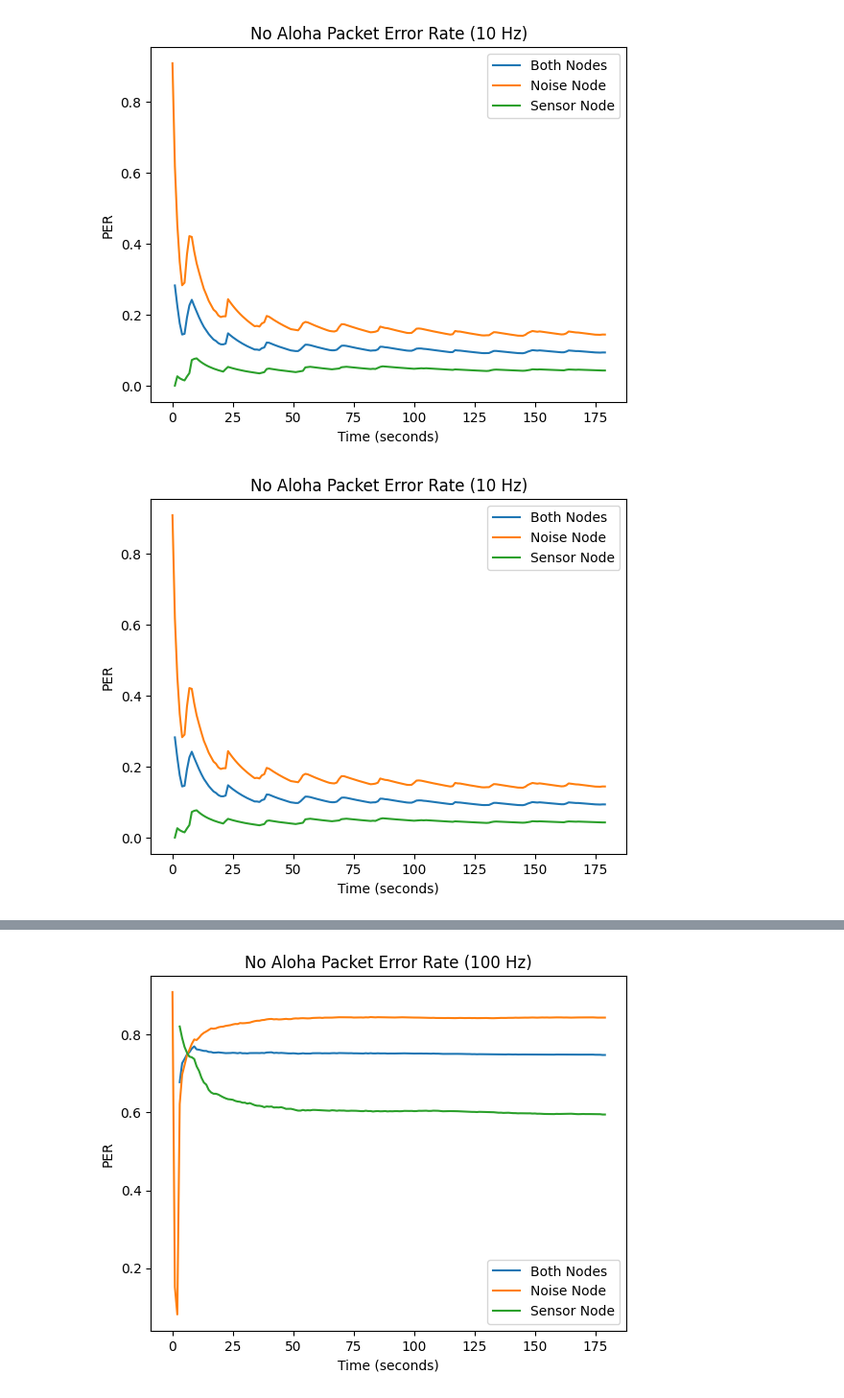
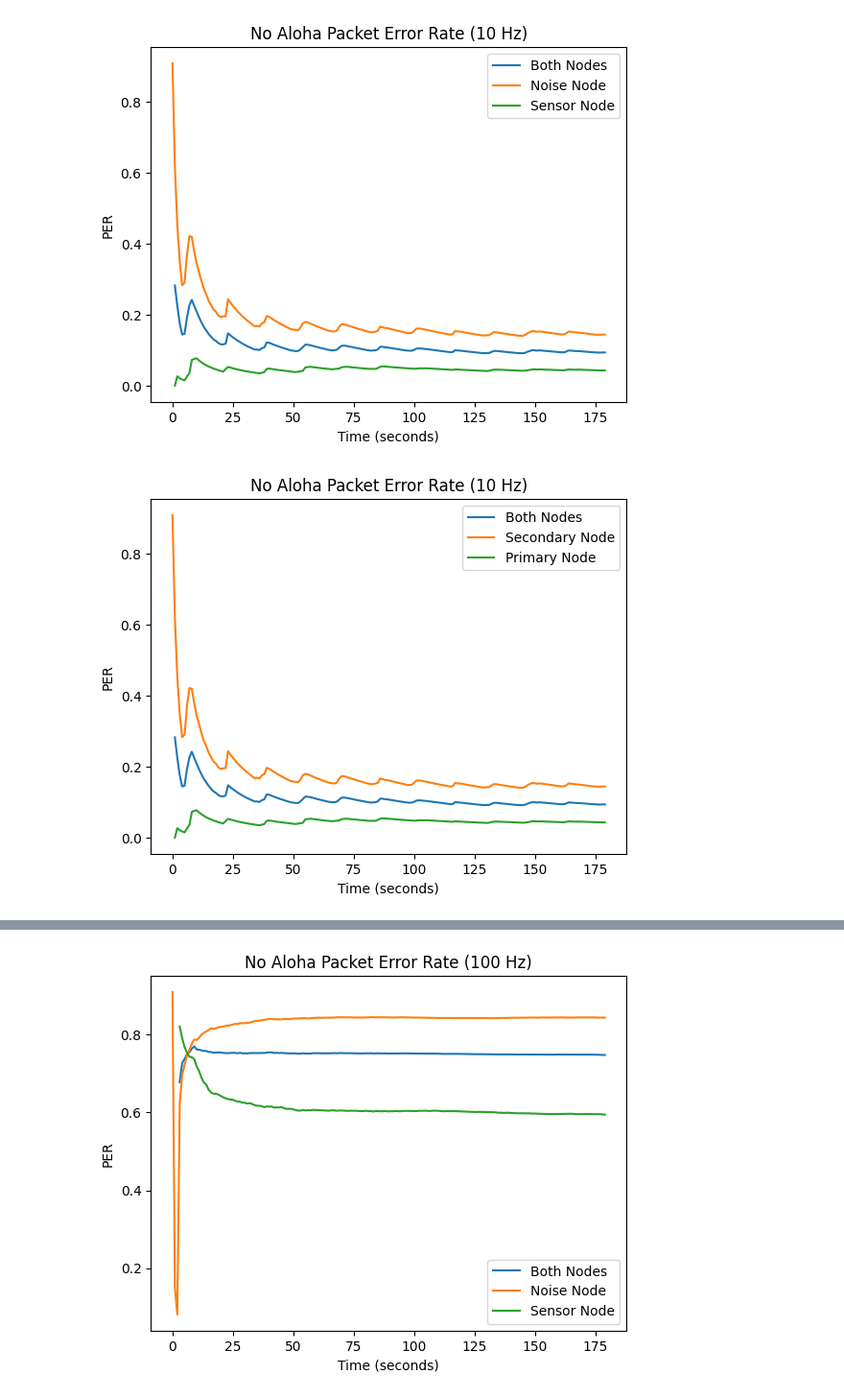
Before and after one commit to cubrink/CS6603-Project, a Jupyter notebook: ANALYSIS/stress_test.ipynb, the cells around one changed output, grey strips where cells are left out. Shown at 96% size. Saved outputs shown, nothing was run; the diff lists cells and outputs as text; code cells hidden in the pictures.

Commit message:
Push changes for primary/secondary terminology

```diff
--- a/ANALYSIS/stress_test.ipynb
+++ b/ANALYSIS/stress_test.ipynb
@@ -130,8 +130,8 @@ def generate_per_graph(dataframe, title, outfile=None):
     ])
 
     plt.plot(both_per[:,0], both_per[:,1], label='Both Nodes')
-    plt.plot(noise_per[:,0], noise_per[:,1], label='Noise Node')
-    plt.plot(sensor_per[:,0], sensor_per[:,1], label='Sensor Node')
+    plt.plot(noise_per[:,0], noise_per[:,1], label='Secondary Node')
+    plt.plot(sensor_per[:,0], sensor_per[:,1], label='Primary Node')
 
     plt.title(title)
     plt.xlabel("Time (seconds)")
@@ -142,9 +142,9 @@ def generate_per_graph(dataframe, title, outfile=None):
     plt.show()
 # %%
 outfile = 'no_aloha_stresstest_10hz.png'
-data = load_data(stress_test_files[0])
+data = load_rx_data(stress_test_files[0])
 generate_per_graph(data, "No Aloha Packet Error Rate (10 Hz)", outfile=outfile)
 # %% [output]
-[figure, old version]
+[figure, new version]
 # %%
 outfile = 'no_aloha_stresstest_50hz.png'
```
Also changed, not shown: parts of 2 cells of this notebook, 3 other files.
